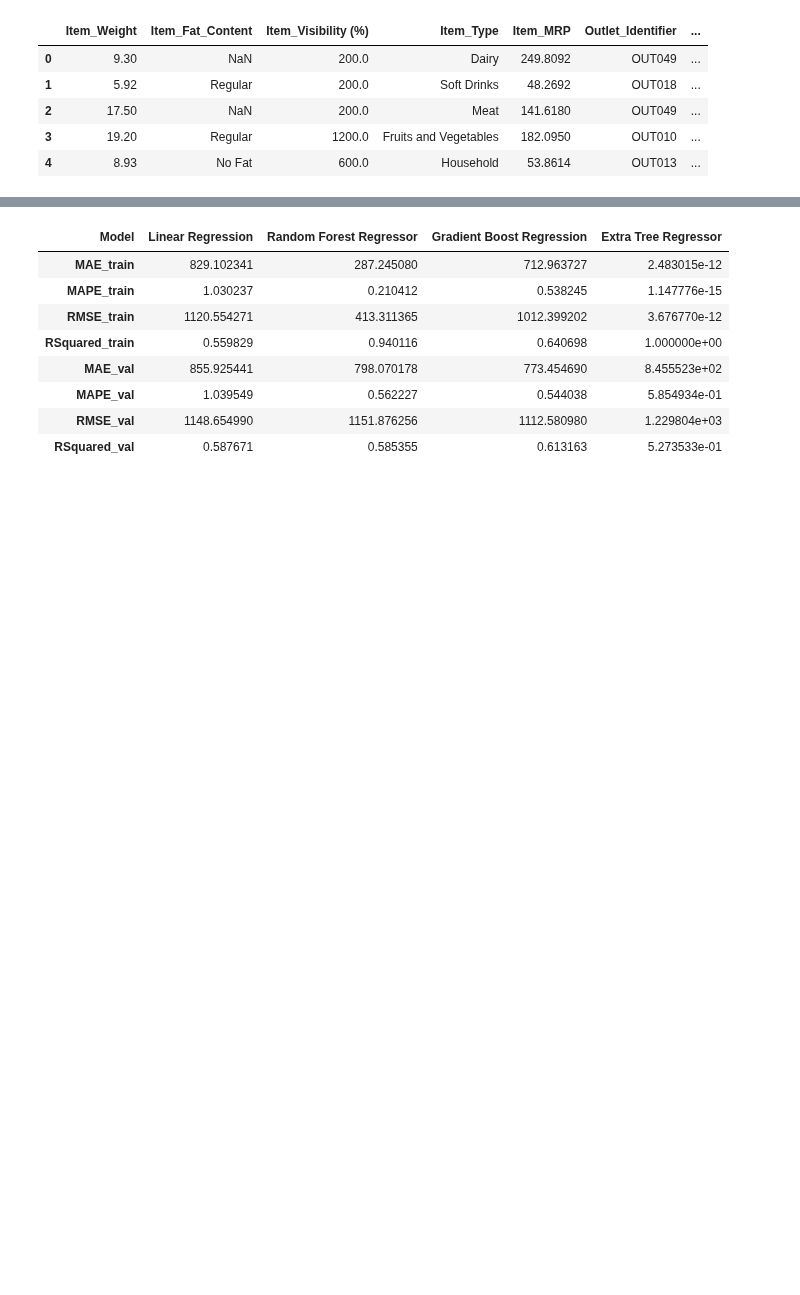
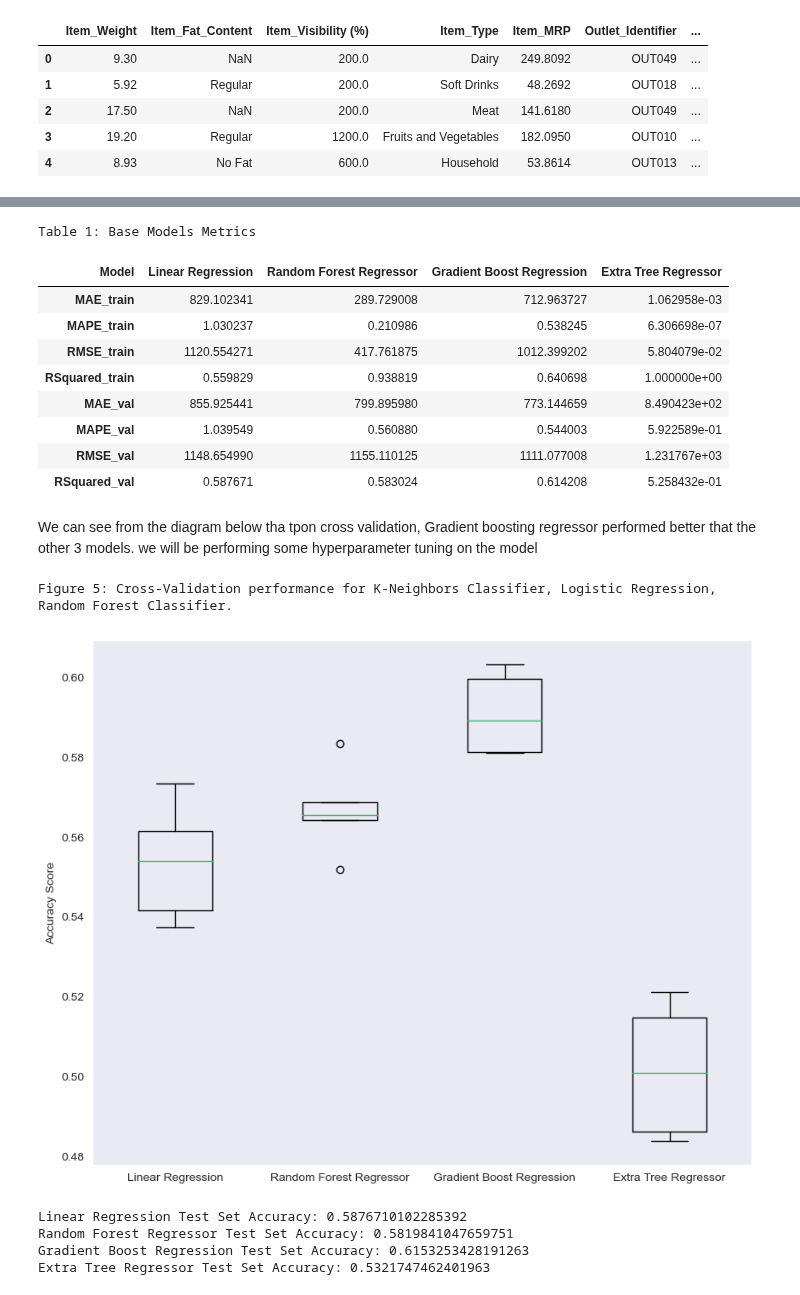
Before and after one commit to SirTee12/Big-Mart-Sales-Forecasting, a Jupyter notebook: Machine-Learning-Dev-Sales.ipynb, the cells around one changed output, grey strips where cells are left out. Cells and saved outputs as stored; diff of their text form; code cells hidden in the pictures; blank space fills up the shorter version.

Commit message:
created a boxplot showing the rsquared value of each model

```diff
--- a/Machine-Learning-Dev-Sales.ipynb
+++ b/Machine-Learning-Dev-Sales.ipynb
@@ -196,16 +201,56 @@ def metrics_from_pipes(pipes_dict):
     #return train_metrics
 # get the metrics table
 metrics_table = metrics_from_pipes(pipelines)
-#print('Table 1: Base Models Metrics')
+print('Table 1: Base Models Metrics')
 #metrics_table.style.background_gradient(cmap = Blues)
 metrics_table
 # %% [output]
+Table 1: Base Models Metrics
 | Model | Linear Regression | Random Forest Regressor | Gradient Boost Regression | Extra Tree Regressor |
-| MAE_train | 829.102341 | 287.245080 | 712.963727 | 2.483015e-12 |
-| MAPE_train | 1.030237 | 0.210412 | 0.538245 | 1.147776e-15 |
-| RMSE_train | 1120.554271 | 413.311365 | 1012.399202 | 3.676770e-12 |
-| RSquared_train | 0.559829 | 0.940116 | 0.640698 | 1.000000e+00 |
-| MAE_val | 855.925441 | 798.070178 | 773.454690 | 8.455523e+02 |
-| MAPE_val | 1.039549 | 0.562227 | 0.544038 | 5.854934e-01 |
-| RMSE_val | 1148.654990 | 1151.876256 | 1112.580980 | 1.229804e+03 |
-| RSquared_val | 0.587671 | 0.585355 | 0.613163 | 5.273533e-01 |
+| MAE_train | 829.102341 | 289.729008 | 712.963727 | 1.062958e-03 |
+| MAPE_train | 1.030237 | 0.210986 | 0.538245 | 6.306698e-07 |
+| RMSE_train | 1120.554271 | 417.761875 | 1012.399202 | 5.804079e-02 |
+| RSquared_train | 0.559829 | 0.938819 | 0.640698 | 1.000000e+00 |
+| MAE_val | 855.925441 | 799.895980 | 773.144659 | 8.490423e+02 |
+| MAPE_val | 1.039549 | 0.560880 | 0.544003 | 5.922589e-01 |
+| RMSE_val | 1148.654990 | 1155.110125 | 1111.077008 | 1.231767e+03 |
+| RSquared_val | 0.587671 | 0.583024 | 0.614208 | 5.258432e-01 |
+# %% [markdown]
+We can see from the diagram below tha tpon cross validation, Gradient boosting regressor performed better that the other 3 models. we will be performing some hyperparameter tuning on the model
+# %%
+# create a box plot to see initial model performance using R-squared
+def boxplot_cv_performance(pipelines_dict):
+    results = []
+
+    for pipeline in pipelines_dict.values():
+        # perfrom cross validation
+        k_fold = KFold(n_splits=5)
+        K_fold_result = cross_val_score(pipeline, X_train, y_train,
+                                       cv = k_fold)
+        results.append(K_fold_result)
+
+    # plot the cross validation result
+    sns.set_style('dark')
+    fig = plt.figure(figsize=(10, 8))
+    plt.boxplot(results, labels=pipelines.keys(),
+               medianprops={'color':'mediumseagreen'})
+    plt.ylabel('Accuracy Score')
+
+    plt.show()
+
+    for name, pipeline in pipelines_dict.items():
+        pipeline.fit(X_train, y_train)
+        validation_score = pipeline.score(X_val, y_val)
+        print(f"{name} Test Set Accuracy: {validation_score}")
+
+
+
+print('Figure 5: Cross-Validation performance for K-Neighbors Classifier, Logistic Regression, Random Forest Classifier.')
+boxplot_cv_performance(pipelines)
+# %% [output]
+Figure 5: Cross-Validation performance for K-Neighbors Classifier, Logistic Regression, Random Forest Classifier.
+[figure, added]
+Linear Regression Test Set Accuracy: 0.5876710102285392
+Random Forest Regressor Test Set Accuracy: 0.5819841047659751
+Gradient Boost Regression Test Set Accuracy: 0.6153253428191263
+Extra Tree Regressor Test Set Accuracy: 0.5321747462401963
```
Also changed, not shown: parts of 1 cell of this notebook.
